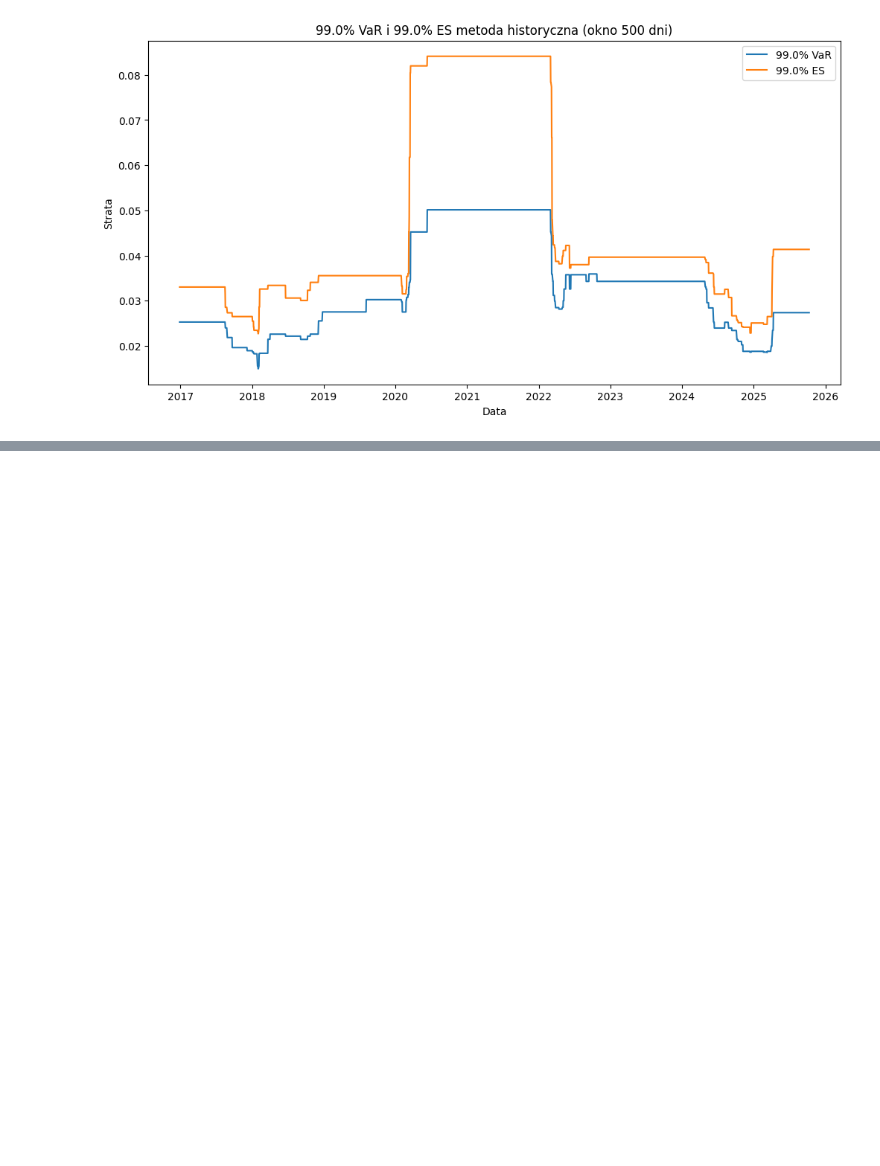
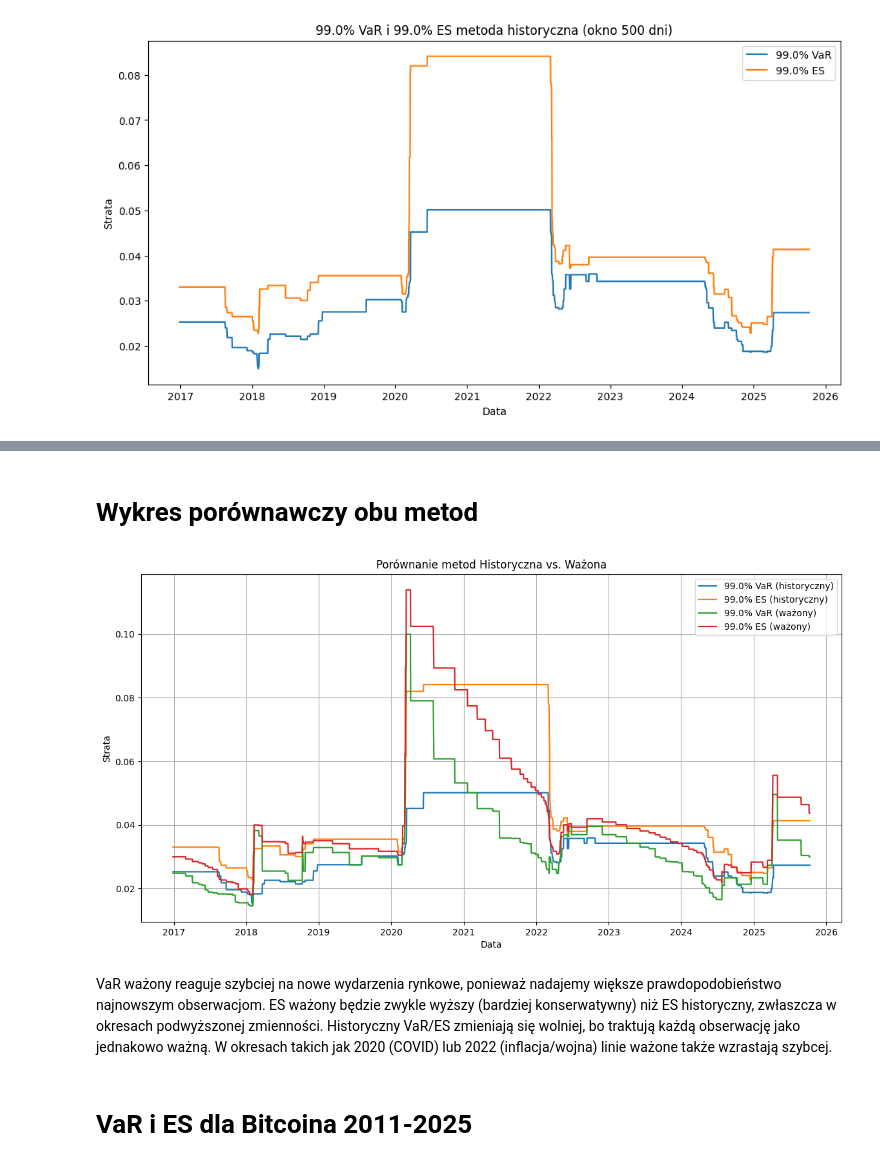
Before and after one commit to anteqkois/ilos-ciowe-miary-ryzyka-rynkowego, a Jupyter notebook: ex_2/ex_2.ipynb, the cells around one changed output, grey strips where cells are left out. Saved outputs shown, nothing was run; the diff lists cells and outputs as text; code cells hidden in the pictures; blank space fills up the shorter version.

```diff
--- a/ex_2/ex_2.ipynb
+++ b/ex_2/ex_2.ipynb
@@ -197,0 +287,26 @@ plt.show()
+# %% [markdown]
+# Wykres porównawczy obu metod
+# %%
+plt.figure(figsize=(14,7))
+
+plt.plot(var_series, label=f"{QUANTILE_LEVEL_PERCENTAHE}% VaR (historyczny)", linewidth=1.6)
+plt.plot(es_series, label=f"{QUANTILE_LEVEL_PERCENTAHE}% ES (historyczny)", linewidth=1.6)
+
+plt.plot(VaR_w, label=f"{QUANTILE_LEVEL_PERCENTAHE}% VaR (ważony)", linewidth=1.6)
+plt.plot(ES_w, label=f"{QUANTILE_LEVEL_PERCENTAHE}% ES (ważony)", linewidth=1.6)
+
+plt.title(f"Porównanie metod Historyczna vs. Ważona")
+plt.xlabel("Data")
+plt.ylabel("Strata")
+plt.legend()
+plt.grid(True)
+plt.show()
+# %% [output]
+[figure, added]
+# %% [markdown]
+VaR ważony reaguje szybciej na nowe wydarzenia rynkowe, ponieważ nadajemy większe prawdopodobieństwo najnowszym obserwacjom.
+ES ważony będzie zwykle wyższy (bardziej konserwatywny) niż ES historyczny, zwłaszcza w okresach podwyższonej zmienności.
+Historyczny VaR/ES zmieniają się wolniej, bo traktują każdą obserwację jako jednakowo ważną.
+W okresach takich jak 2020 (COVID) lub 2022 (inflacja/wojna) linie ważone także wzrastają szybcej.
+# %% [markdown]
+# VaR i ES dla Bitcoina 2011-2025
```
Also changed, not shown: parts of 10 cells of this notebook, 2 other files.
